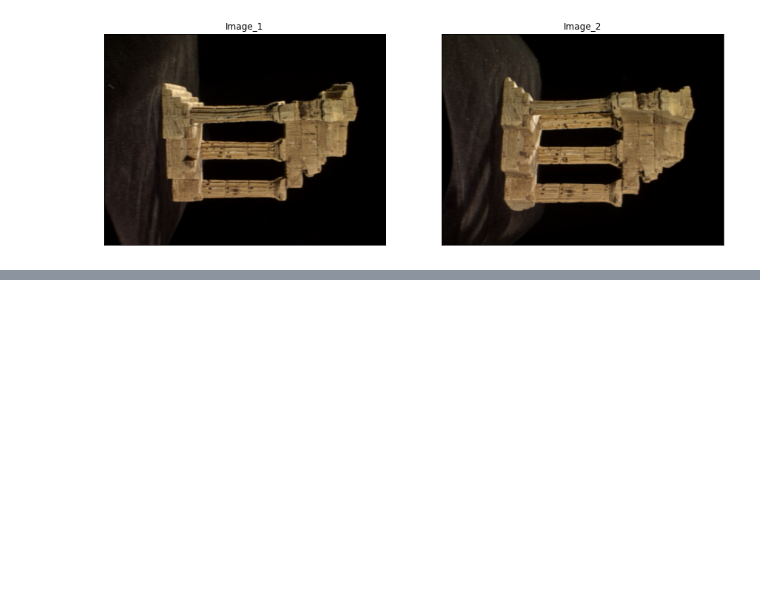
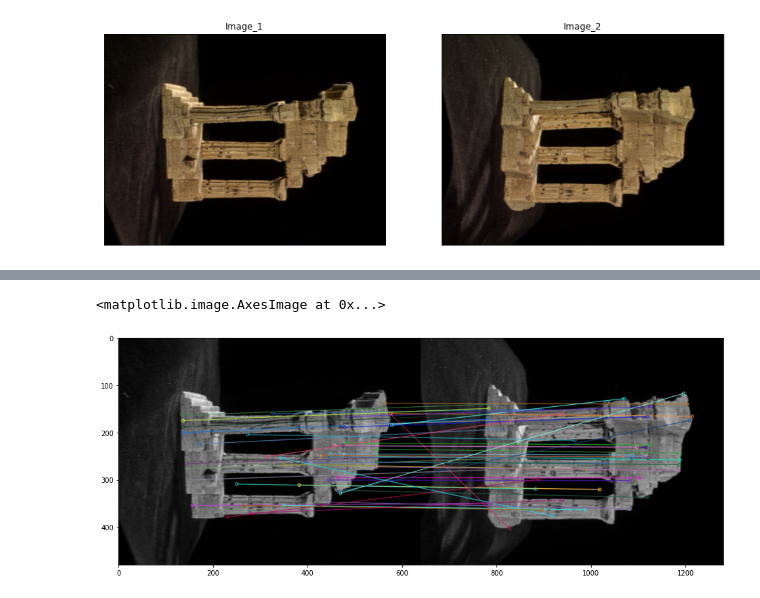
Before and after one commit to nifla2000/EN2550-Codings, a Jupyter notebook: WEEk_8/Ex_8.ipynb, the cells around one changed output, grey strips where cells are left out. Cells and saved outputs as stored; diff of their text form; code cells hidden in the pictures; blank space fills up the shorter version.

```diff
--- a/WEEk_8/Ex_8.ipynb
+++ b/WEEk_8/Ex_8.ipynb
@@ -87,0 +99,38 @@ cv.line(im2, (P1[0],P1[1]), (P2[0],P2[1]),(255,0,0),5)
+# %%
+import cv2
+
+# read the images
+img1 = cv2.imread('Images/templeSparseRing/templeSR0001.png')
+img2 = cv2.imread('Images/templeSparseRing/templeSR0002.png')
+assert img1 is not None
+# convert images to grayscale
+img1 = cv2.cvtColor(img1, cv2.COLOR_BGR2GRAY)
+img2 = cv2.cvtColor(img2, cv2.COLOR_BGR2GRAY)
+# create SIFT object
+sift = cv2.SIFT_create()
+# detect SIFT features in both images
+keypoints_1, descriptors_1 = sift.detectAndCompute(img1,None)
+keypoints_2, descriptors_2 = sift.detectAndCompute(img2,None)
+
+# create feature matcher
+bf = cv2.BFMatcher(cv2.NORM_L1, crossCheck=True)
+# match descriptors of both images
+matches = bf.match(descriptors_1,descriptors_2)
+
+# sort matches by distance
+matches = sorted(matches, key = lambda x:x.distance)
+# draw first 50 matches
+matched_img = cv2.drawMatches(img1, keypoints_1, img2, keypoints_2, matches[:50], img2, flags=2)
+
+# # show the image
+# cv2.imshow('image', matched_img)
+# # save the image
+# cv2.imwrite("matched_images.jpg", matched_img)
+# cv2.waitKey(0)
+# cv2.destroyAllWindows()
+
+fig = plt.figure(figsize=(16,10))
+plt.imshow(matched_img)
+# %% [output]
+<matplotlib.image.AxesImage at 0x...>
+[figure, added]
```
Also changed, not shown: parts of 5 cells of this notebook, 11 other files.
